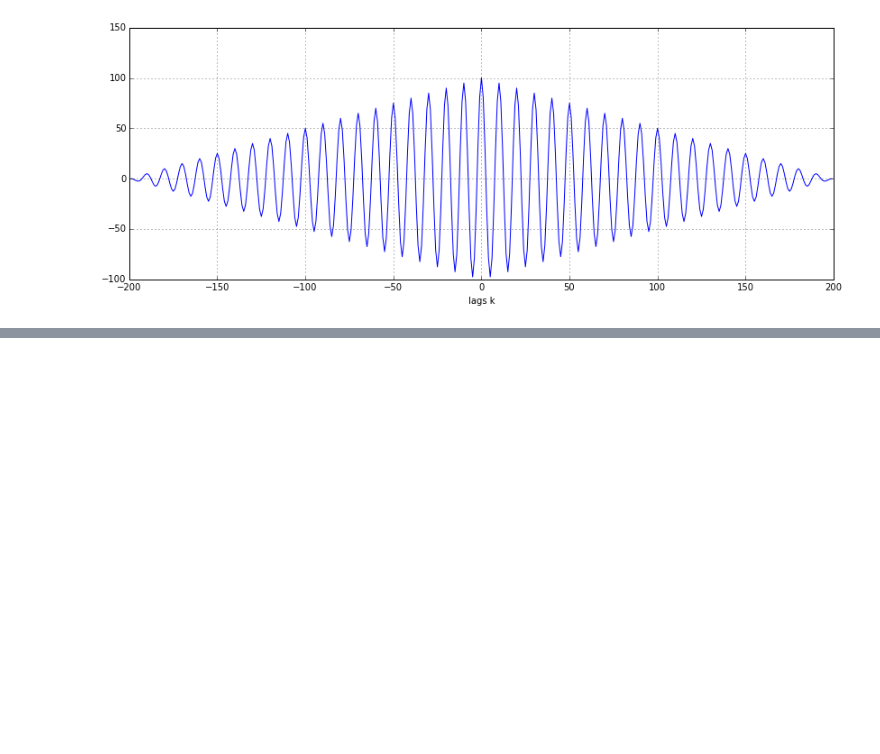
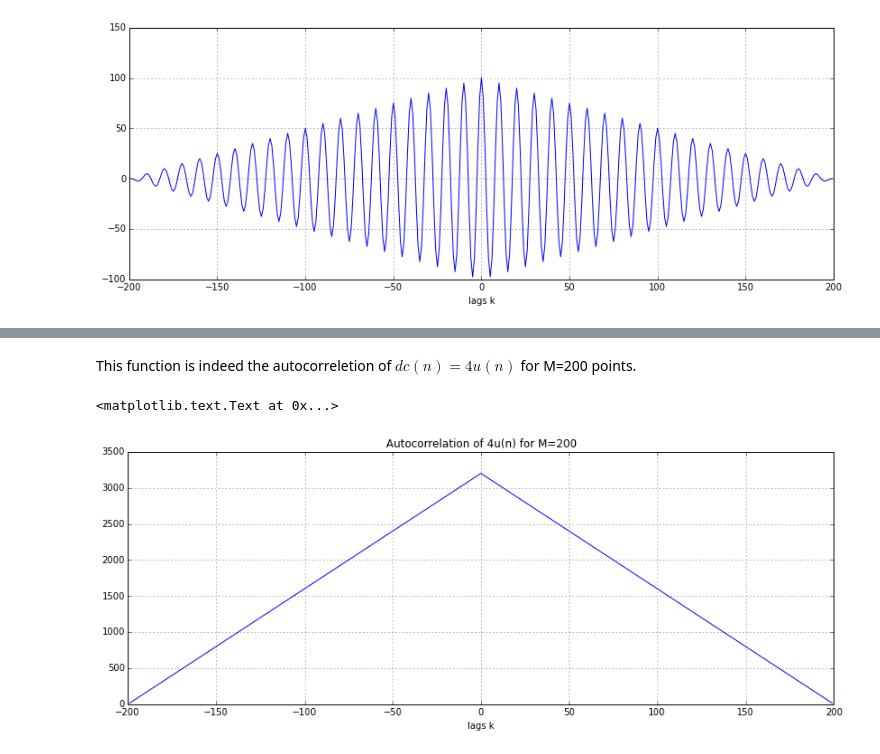
Before and after one commit to GurayGurkan/Lecture-Codes-Signal-Processing-Applications, a Jupyter notebook: EE0404_Lecture11.ipynb, the cells around one changed output, grey strips where cells are left out. Drawn from its saved outputs; the diff is of its cells as text; code cells hidden in the pictures; blank space fills up the shorter version.

```diff
--- a/EE0404_Lecture11.ipynb
+++ b/EE0404_Lecture11.ipynb
@@ -361,0 +407,10 @@ grid(True)
+# %% [markdown]
+This function is indeed the autocorreletion  of $dc(n)=4u(n)$ for M=200 points.
+# %%
+dc = repeat(4.0,200)
+r_dc = correlate(dc,dc)
+plot(k,r_dc); grid(True); xlabel('lags k')
+title('Autocorrelation of 4u(n) for M=200')
+# %% [output]
+<matplotlib.text.Text at 0x...>
+[figure, added]
```
Also changed, not shown: parts of 25 cells of this notebook.
